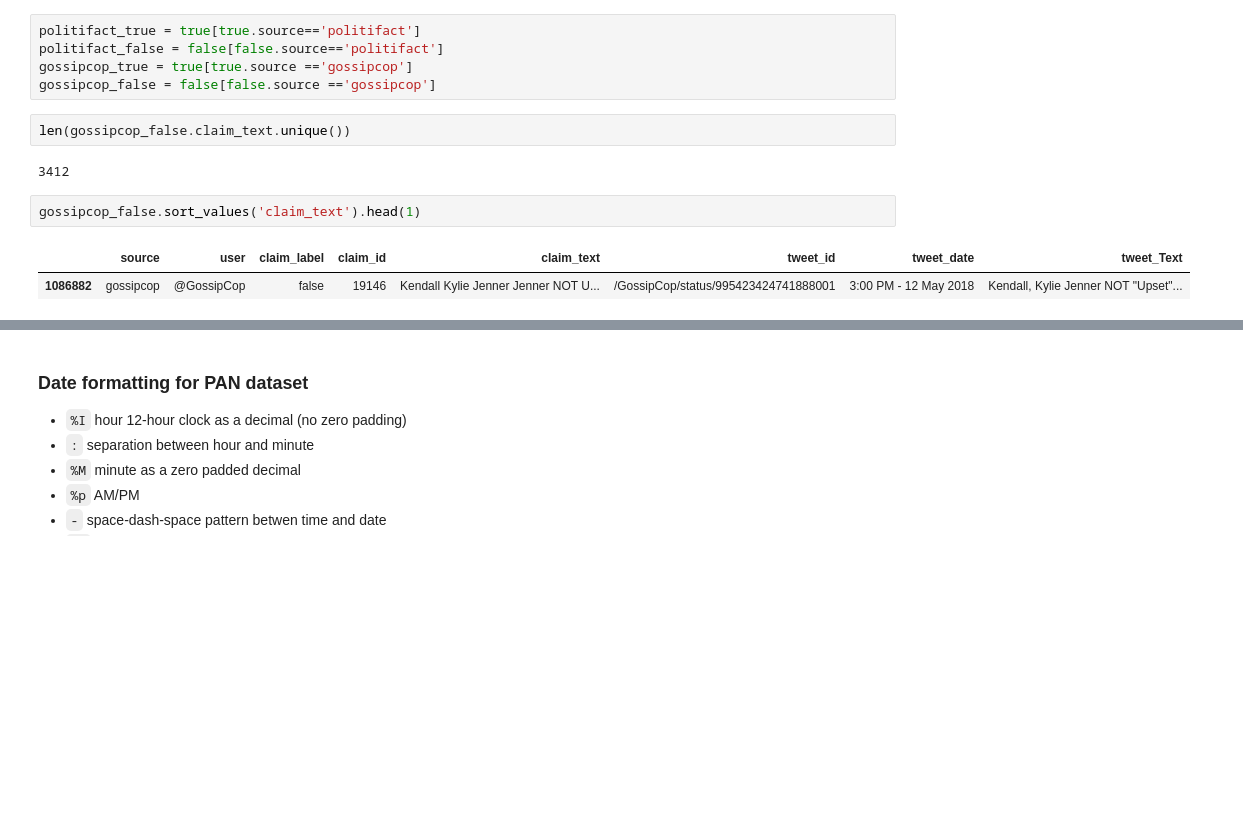
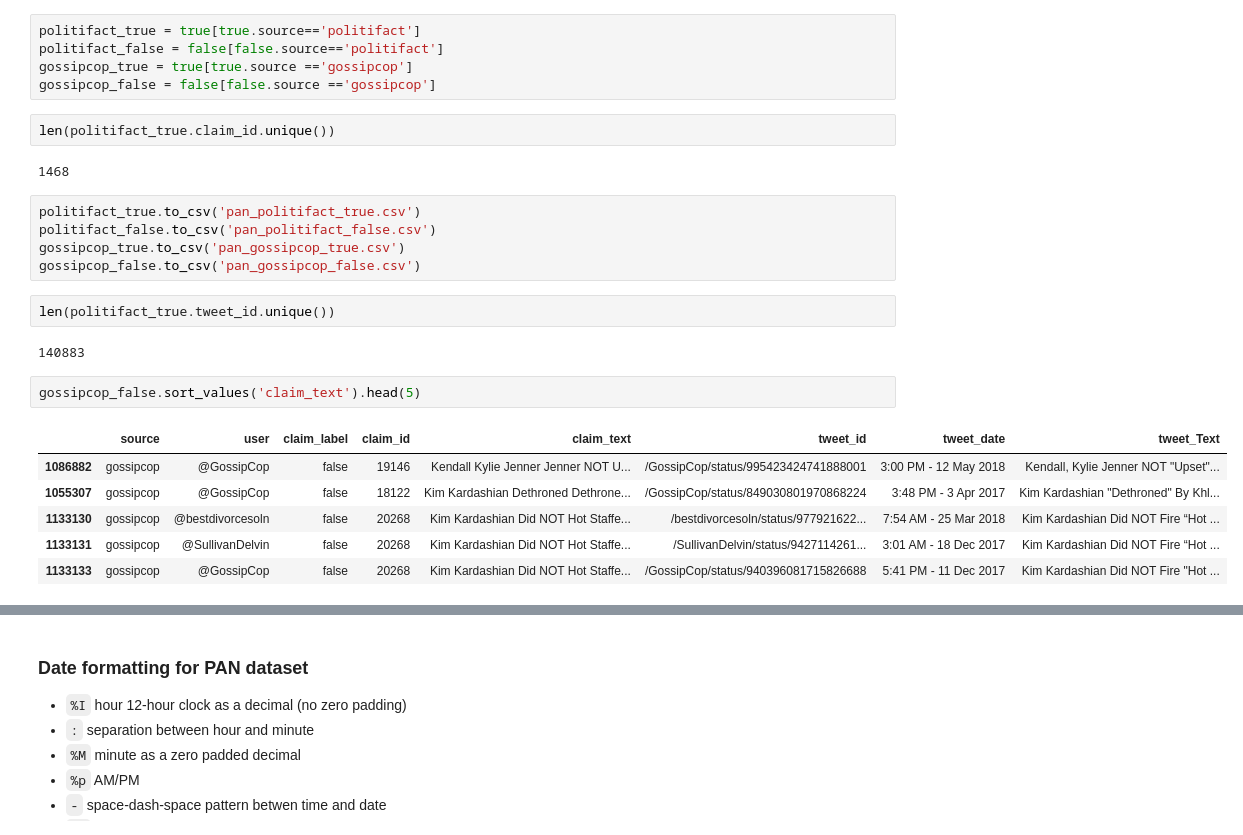
Before and after one commit to vtrikoupis/masters-thesis, a Jupyter notebook: PAN_dataset_processing.ipynb, the cells around one changed output, grey strips where cells are left out. Saved outputs shown, nothing was run; the diff lists cells and outputs as text; blank space fills up the shorter version.

```diff
--- a/PAN_dataset_processing.ipynb
+++ b/PAN_dataset_processing.ipynb
@@ -73,11 +74,24 @@ politifact_false = false[false.source=='politifact']
 gossipcop_true = true[true.source =='gossipcop']
 gossipcop_false = false[false.source =='gossipcop']
 # %%
-len(gossipcop_false.claim_text.unique())
+len(politifact_true.claim_id.unique())
 # %% [output]
-3412
+1468
+# %%
+politifact_true.to_csv('pan_politifact_true.csv')
+politifact_false.to_csv('pan_politifact_false.csv')
+gossipcop_true.to_csv('pan_gossipcop_true.csv')
+gossipcop_false.to_csv('pan_gossipcop_false.csv')
+# %%
+len(politifact_true.tweet_id.unique())
+# %% [output]
+140883
 # %%
-gossipcop_false.sort_values('claim_text').head(1)
+gossipcop_false.sort_values('claim_text').head(5)
 # %% [output]
 |  | source | user | claim_label | claim_id | claim_text | tweet_id | tweet_date | tweet_Text |
 | 1086882 | gossipcop | @GossipCop | false | 19146 | Kendall Kylie Jenner Jenner NOT U... | /GossipCop/status/995423424741888001 | 3:00 PM - 12 May 2018 | Kendall, Kylie Jenner NOT "Upset"... |
+| 1055307 | gossipcop | @GossipCop | false | 18122 | Kim Kardashian Dethroned Dethrone... | /GossipCop/status/849030801970868224 | 3:48 PM - 3 Apr 2017 | Kim Kardashian "Dethroned" By Khl... |
+| 1133130 | gossipcop | @bestdivorcesoln | false | 20268 | Kim Kardashian Did NOT Hot Staffe... | /bestdivorcesoln/status/977921622... | 7:54 AM - 25 Mar 2018 | Kim Kardashian Did NOT Fire “Hot ... |
+| 1133131 | gossipcop | @SullivanDelvin | false | 20268 | Kim Kardashian Did NOT Hot Staffe... | /SullivanDelvin/status/9427114261... | 3:01 AM - 18 Dec 2017 | Kim Kardashian Did NOT Fire “Hot ... |
+| 1133133 | gossipcop | @GossipCop | false | 20268 | Kim Kardashian Did NOT Hot Staffe... | /GossipCop/status/940396081715826688 | 5:41 PM - 11 Dec 2017 | Kim Kardashian Did NOT Fire "Hot ... |
```
Also changed, not shown: parts of 61 cells of this notebook, 2 other files.
